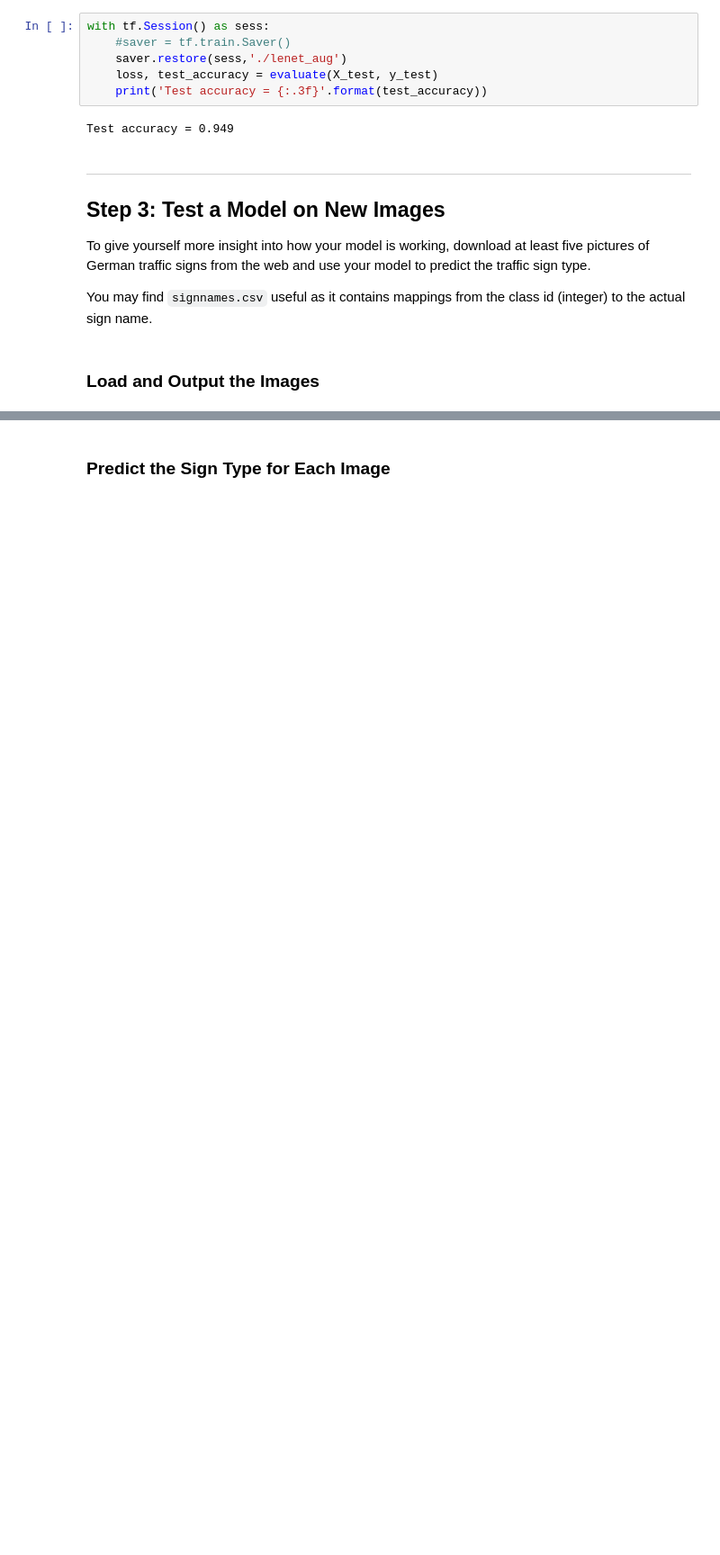
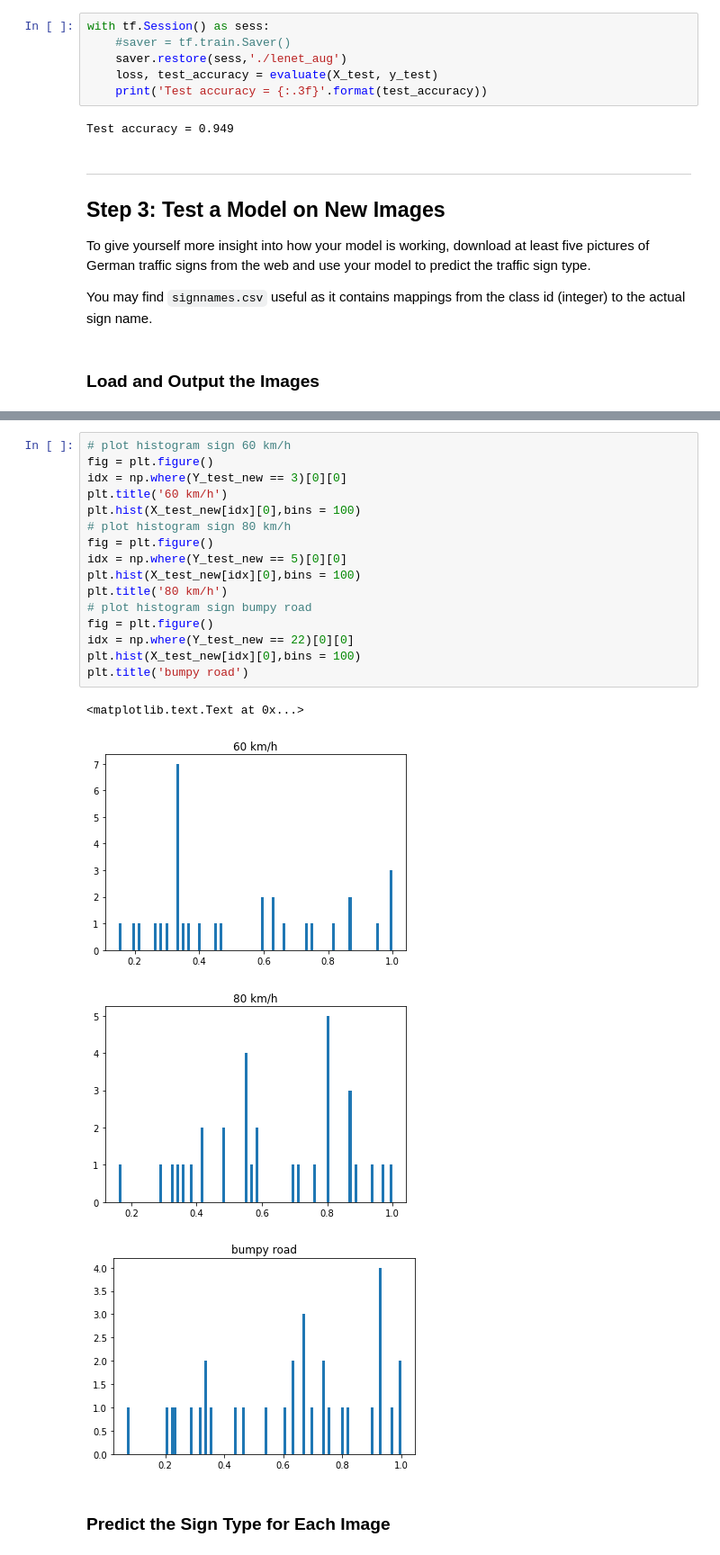
Before and after one commit to notabn/Traffic-Sign-Classifier, a Jupyter notebook: Traffic_Sign_Classifier.ipynb, the cells around one changed output, grey strips where cells are left out. Shown at 90% size. Saved outputs shown, nothing was run; the diff lists cells and outputs as text; blank space fills up the shorter version.

```diff
--- a/Traffic_Sign_Classifier.ipynb
+++ b/Traffic_Sign_Classifier.ipynb
@@ -557,6 +556,27 @@ print(Y_test_new)
 [figure]
 [figure]
 [figure]
+# %%
+# plot histogram sign 60 km/h
+fig = plt.figure()
+idx = np.where(Y_test_new == 3)[0][0]
+plt.title('60 km/h')
+plt.hist(X_test_new[idx][0],bins = 100)
+# plot histogram sign 80 km/h
+fig = plt.figure()
+idx = np.where(Y_test_new == 5)[0][0]
+plt.hist(X_test_new[idx][0],bins = 100)
+plt.title('80 km/h')
+# plot histogram sign bumpy road
+fig = plt.figure()
+idx = np.where(Y_test_new == 22)[0][0]
+plt.hist(X_test_new[idx][0],bins = 100)
+plt.title('bumpy road')
+# %% [output]
+<matplotlib.text.Text at 0x...>
+[figure, added]
+[figure, added]
+[figure, added]
 # %% [markdown]
 ### Predict the Sign Type for Each Image
 # %%
```
Also changed, not shown: parts of 4 cells of this notebook, 7 other files.
